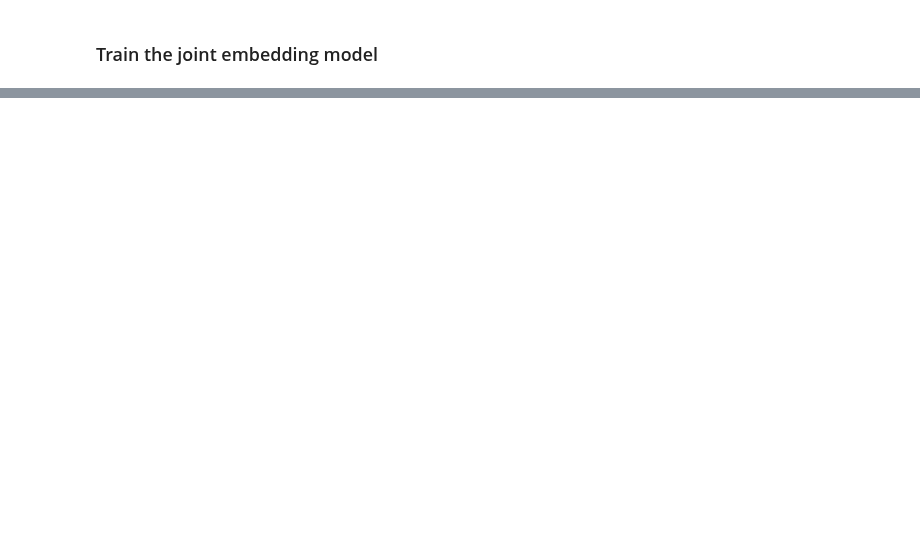
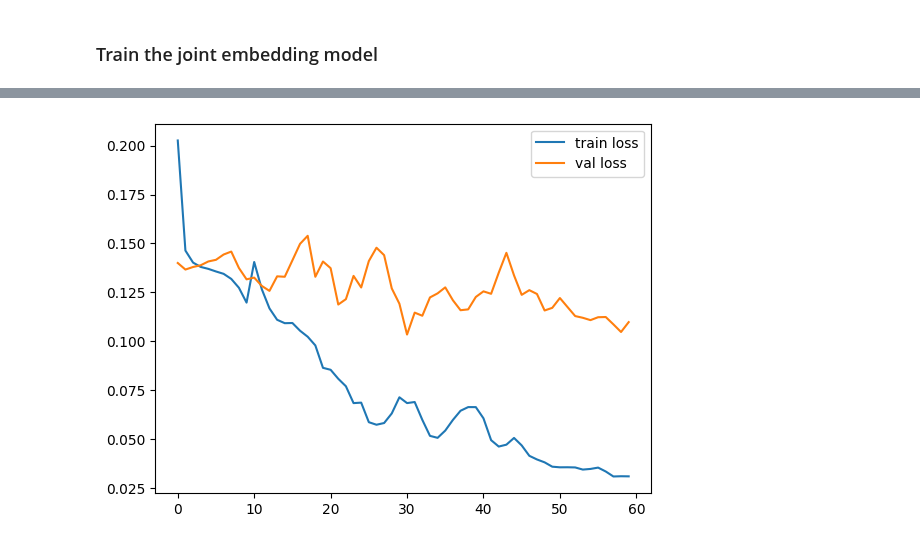
Before and after one commit to erikssommer/xai-concept-methods-drl, a Jupyter notebook: notebooks/joint_embedding_model.ipynb, the cells around one changed output, grey strips where cells are left out. Cells and saved outputs as stored; diff of their text form; code cells hidden in the pictures; blank space fills up the shorter version.

```diff
--- a/notebooks/joint_embedding_model.ipynb
+++ b/notebooks/joint_embedding_model.ipynb
@@ -143 +143,9 @@ ________________________________________________________________________________
+# %%
+# Plot the loss and validation loss
+plt.plot(loss_history, label="train loss")
+plt.plot(val_loss_history, label="val loss")
+plt.legend()
+plt.show()
+# %% [output]
+[figure, added]
 # %%
```
Also changed, not shown: parts of 6 cells of this notebook, 2 other files.
